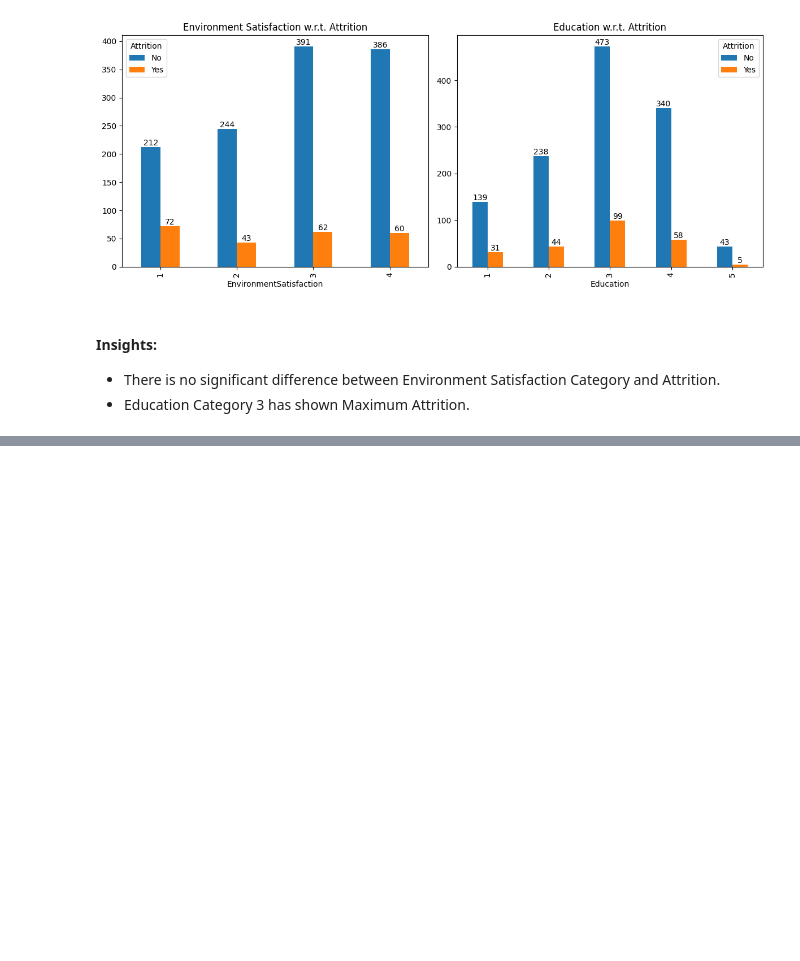
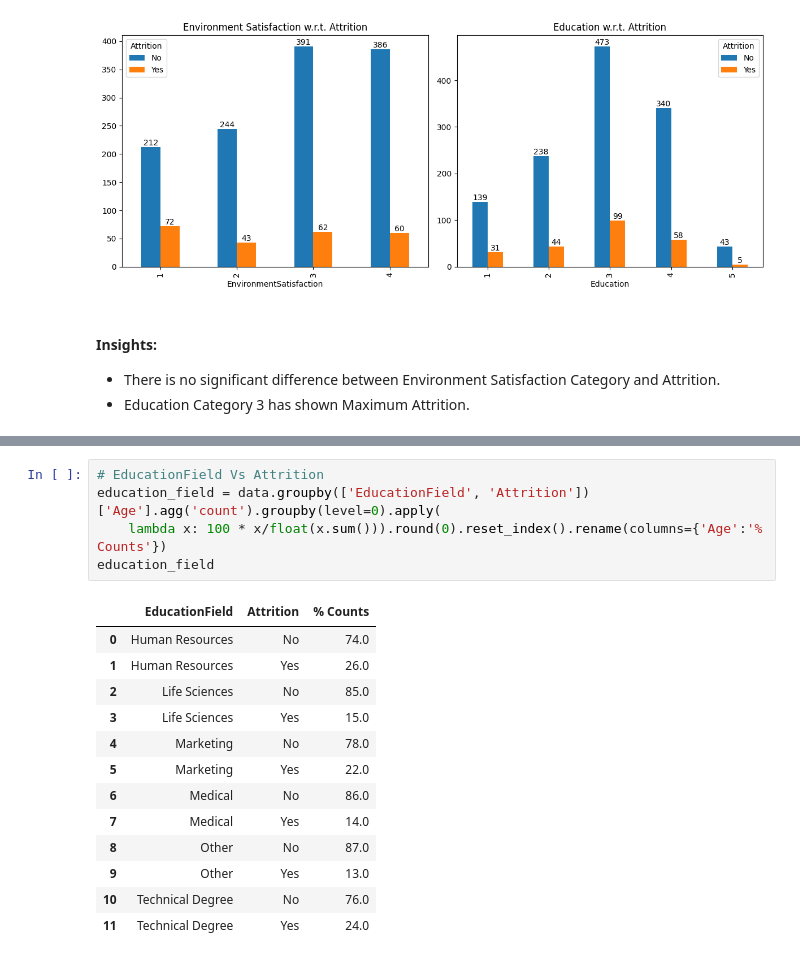
Before and after one commit to Akshay-Paunikar/IBM_Employee_Attrition_ML, a Jupyter notebook: notebook/IBM_Employee_Attrition_EDA.ipynb, the cells around one changed output, grey strips where cells are left out. Saved outputs shown, nothing was run; the diff lists cells and outputs as text; blank space fills up the shorter version.

```diff
--- a/notebook/IBM_Employee_Attrition_EDA.ipynb
+++ b/notebook/IBM_Employee_Attrition_EDA.ipynb
@@ -719,0 +726,19 @@ plt.show()
+# %%
+# EducationField Vs Attrition
+education_field = data.groupby(['EducationField', 'Attrition'])['Age'].agg('count').groupby(level=0).apply(
+    lambda x: 100 * x/float(x.sum())).round(0).reset_index().rename(columns={'Age':'% Counts'})
+education_field
+# %% [output]
+|  | EducationField | Attrition | % Counts |
+| 0 | Human Resources | No | 74.0 |
+| 1 | Human Resources | Yes | 26.0 |
+| 2 | Life Sciences | No | 85.0 |
+| 3 | Life Sciences | Yes | 15.0 |
+| 4 | Marketing | No | 78.0 |
+| 5 | Marketing | Yes | 22.0 |
+| 6 | Medical | No | 86.0 |
+| 7 | Medical | Yes | 14.0 |
+| 8 | Other | No | 87.0 |
+| 9 | Other | Yes | 13.0 |
+| 10 | Technical Degree | No | 76.0 |
+| 11 | Technical Degree | Yes | 24.0 |
```
Also changed, not shown: parts of 24 cells of this notebook.
